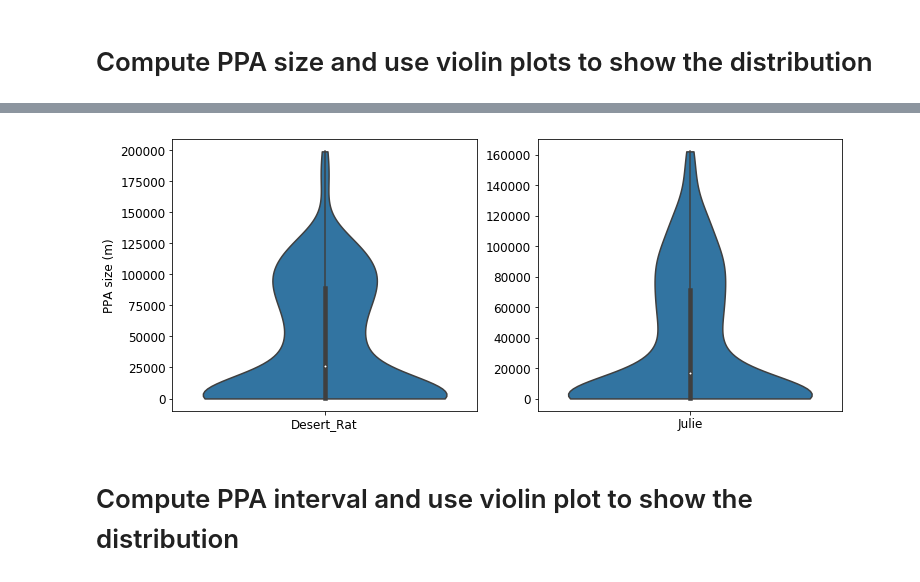
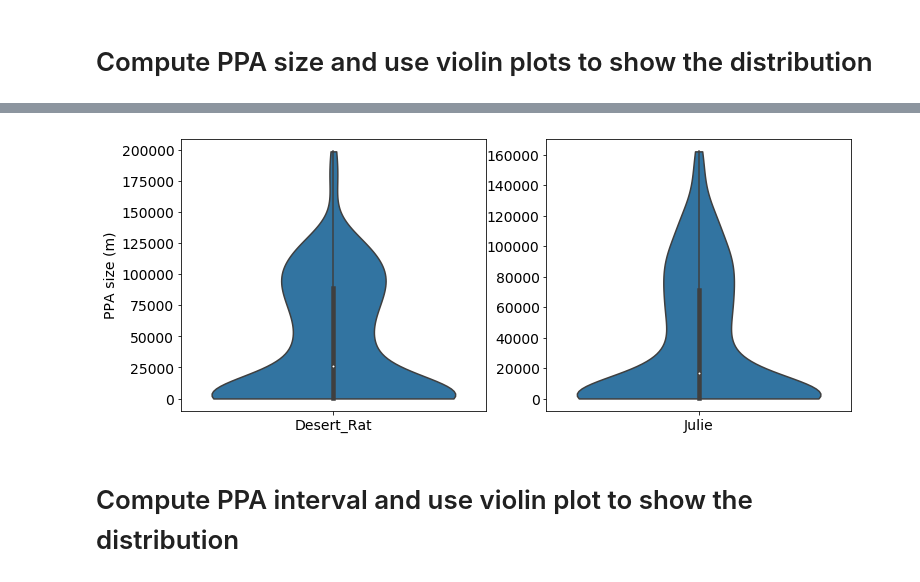
Before and after one commit to move-ucsb/ORTEGA, a Jupyter notebook: examples/example_turkey_vultures.ipynb, the cells around one changed output, grey strips where cells are left out. Cells and saved outputs as stored; diff of their text form; code cells hidden in the pictures.

```diff
--- a/examples/example_turkey_vultures.ipynb
+++ b/examples/example_turkey_vultures.ipynb
@@ -145,17 +145,18 @@ dtype: float64
 # %%
 import seaborn
 import matplotlib.pyplot as plt
 
+plt.rcParams.update({'font.size': 14})
 fig, (ax1, ax2) = plt.subplots(1, 2, figsize=(12, 5))
 seaborn.violinplot(data=ppasize_list[0], ax=ax1,cut=0)
 seaborn.violinplot(data=ppasize_list[1], ax=ax2,cut=0)
 ax1.set_xticklabels([str(interaction1.id1)])
 ax2.set_xticklabels([str(interaction1.id2)])
 ax1.set_ylabel('PPA size (m)')
 # ax2.set_ylabel('PPA size (m)')
 plt.show()
 # %% [output]
-[figure, old version]
+[figure, new version]
 # %% [markdown]
 # Compute PPA interval and use violin plot to show the distribution
 # %%
```
Also changed, not shown: parts of 7 cells of this notebook, 1 other file.
